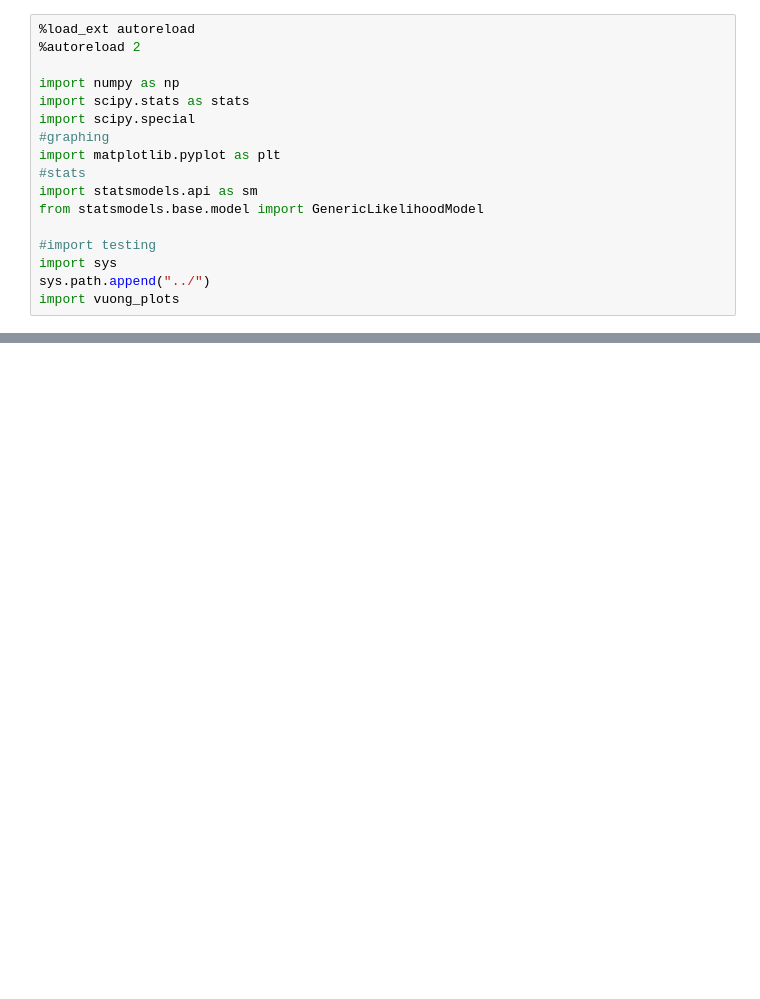
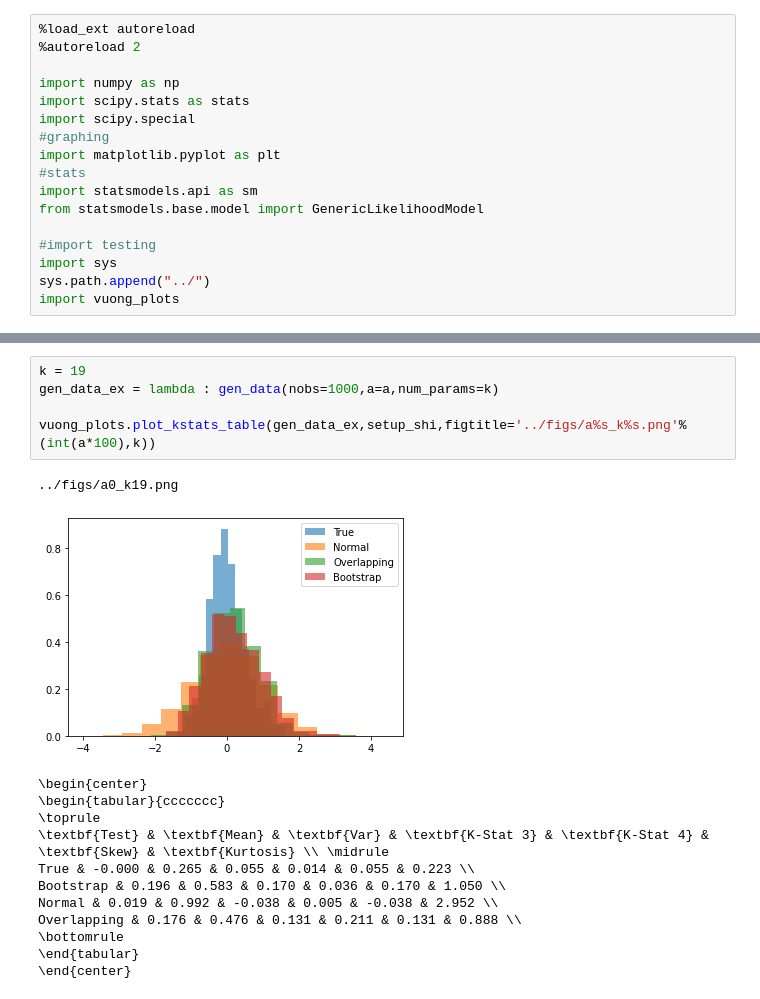
Before and after one commit to ericschulman/testing, a Jupyter notebook: overlapping_reg/kstats_table.ipynb, the cells around one changed output, grey strips where cells are left out. Drawn from its saved outputs; the diff is of its cells as text; blank space fills up the shorter version.

```diff
--- a/overlapping_reg/kstats_table.ipynb
+++ b/overlapping_reg/kstats_table.ipynb
@@ -94,0 +130,19 @@ Bootstrap & 0.008 & 0.980 & 0.082 & -0.099 & 0.081 & 2.773 \\
+# %%
+k = 19
+gen_data_ex = lambda : gen_data(nobs=1000,a=a,num_params=k)
+
+vuong_plots.plot_kstats_table(gen_data_ex,setup_shi,figtitle='../figs/a%s_k%s.png'%(int(a*100),k))
+# %% [output]
+../figs/a0_k19.png
+[figure, added]
+\begin{center}
+\begin{tabular}{ccccccc}
+\toprule
+\textbf{Test} & \textbf{Mean} & \textbf{Var} & \textbf{K-Stat 3} & \textbf{K-Stat 4} & \textbf{Skew} & \textbf{Kurtosis} \\ \midrule
+True & -0.000 & 0.265 & 0.055 & 0.014 & 0.055 & 0.223 \\
+Bootstrap & 0.196 & 0.583 & 0.170 & 0.036 & 0.170 & 1.050 \\
+Normal & 0.019 & 0.992 & -0.038 & 0.005 & -0.038 & 2.952 \\
+Overlapping & 0.176 & 0.476 & 0.131 & 0.211 & 0.131 & 0.888 \\
+\bottomrule
+\end{tabular}
+\end{center}
```
Also changed, not shown: parts of 10 cells of this notebook, 2 other files.
